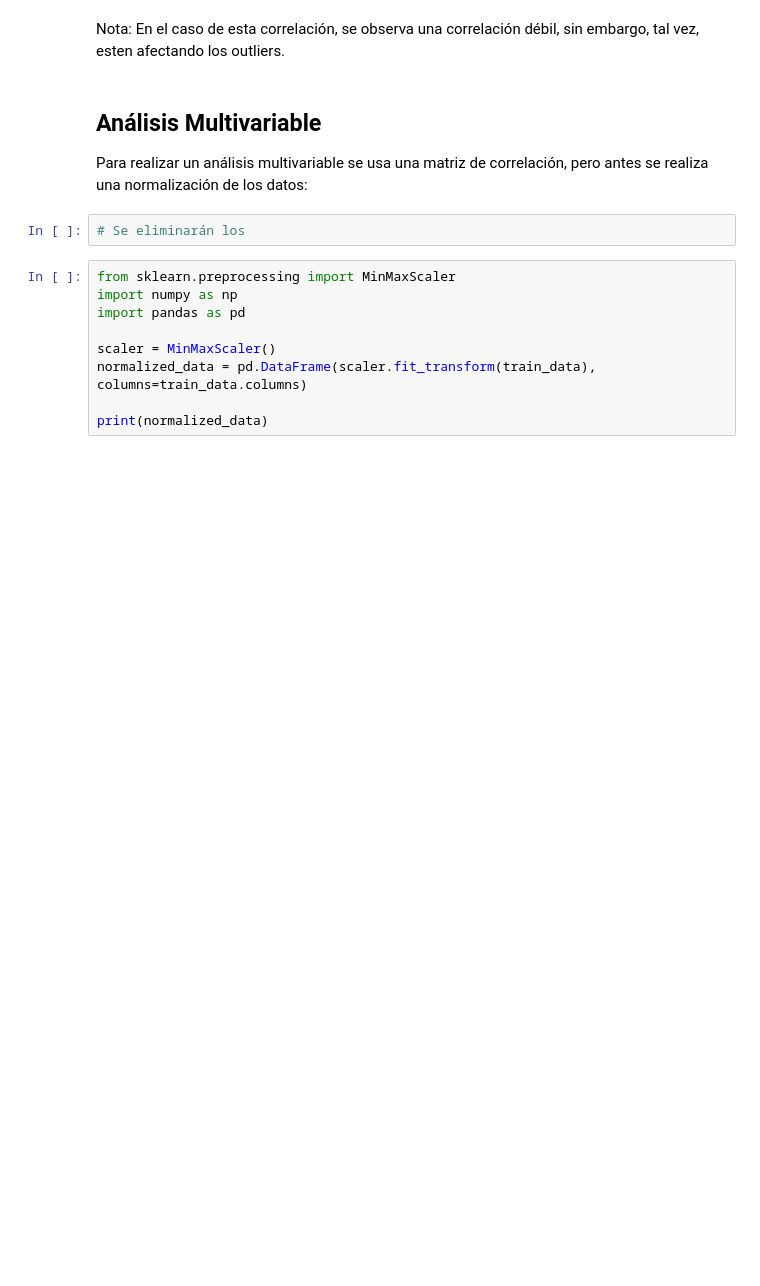
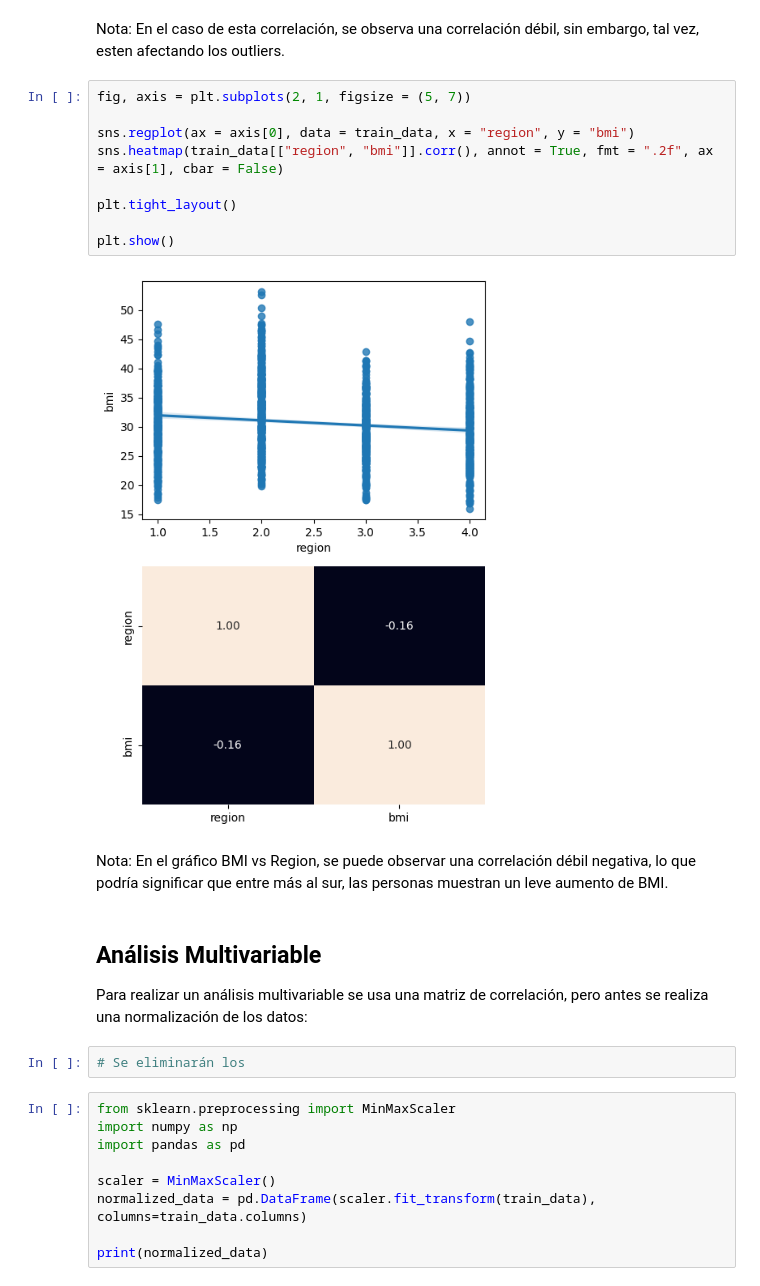
Before and after one commit to Bere333/linear_regression, a Jupyter notebook: src/linear_regresion_explore.ipynb, the cells around one changed output. Cells and saved outputs as stored; diff of their text form; blank space fills up the shorter version.

Commit message:
added quadratic error and correlation region vs bmi

```diff
--- a/src/linear_regresion_explore.ipynb
+++ b/src/linear_regresion_explore.ipynb
@@ -162,5 +162,19 @@ plt.show()
 # %% [markdown]
 Nota: En el caso de esta correlación, se observa una correlación débil, sin embargo, tal vez, esten afectando los outliers.
+# %%
+fig, axis = plt.subplots(2, 1, figsize = (5, 7))
+
+sns.regplot(ax = axis[0], data = train_data, x = "region", y = "bmi")
+sns.heatmap(train_data[["region", "bmi"]].corr(), annot = True, fmt = ".2f", ax = axis[1], cbar = False)
+
+plt.tight_layout()
+
+plt.show()
+# %% [output]
+[figure, added]
+# %% [markdown]
+Nota: En el gráfico BMI vs Region, se puede observar una correlación débil negativa, lo que podría significar que entre más al sur,
+las personas muestran un leve aumento de BMI.
 # %% [markdown]
 ## Análisis Multivariable
 Para realizar un análisis multivariable se usa una matriz de correlación, pero antes se realiza una normalización de los datos:
```
Also changed, not shown: parts of 7 cells of this notebook.
